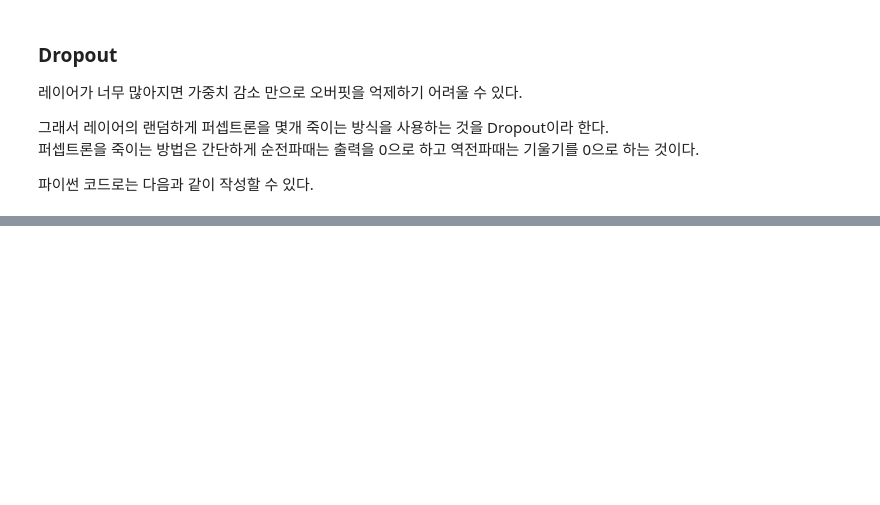
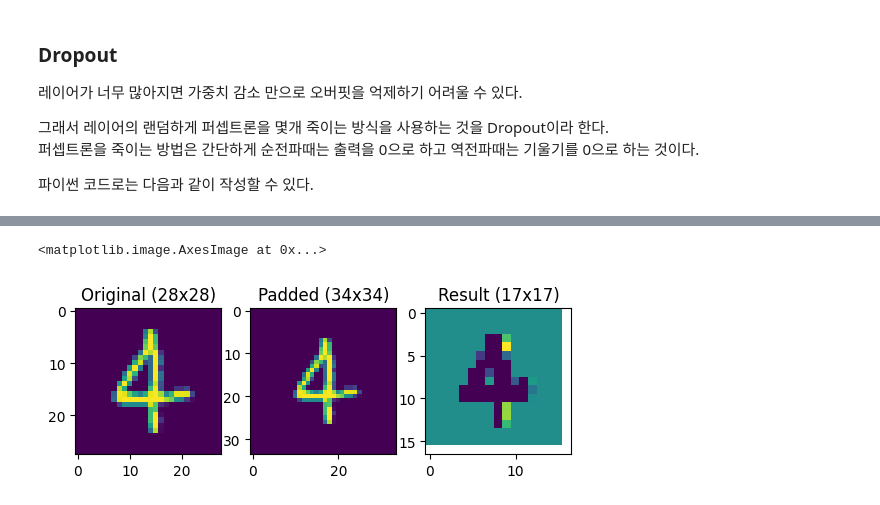
Before and after one commit to pmh-only/dl-learn, a Jupyter notebook: main.ipynb, the cells around one changed output, grey strips where cells are left out. Saved outputs shown, nothing was run; the diff lists cells and outputs as text; code cells hidden in the pictures; blank space fills up the shorter version.

```diff
--- a/main.ipynb
+++ b/main.ipynb
@@ -1798,0 +1837,40 @@ class Dropout:
+# %%
+n=np.random.randint(0, x_test.shape[0])
+x=x_train[n].reshape(28, 28)
+w=np.random.randint(-10, 10, (3, 3))
+b=2
+
+stride=2
+pad=3
+
+x_o=x
+x=np.pad(x, pad, mode='constant')
+y=np.full((x.shape[0]//stride, x.shape[1]//stride), np.nan)
+
+for i in range(0, x.shape[0], stride):
+  for j in range(0, x.shape[1], stride):
+    x_patch = x[i:i+w.shape[0],j:j+w.shape[1]]
+
+    if x_patch.shape != w.shape:
+      continue
+
+    y[i//stride, j//stride]=np.sum(np.dot(x_patch, w.T))+b
+
+# y=np.minimum(y, 1)
+y=np.maximum(y, 0)
+
+# ---
+
+_, (plt1, plt2, plt3)=plt.subplots(1, 3)
+
+plt1.set_title(f'Original ({x_o.shape[0]}x{x_o.shape[1]})')
+plt1.imshow(x_o)
+
+plt2.set_title(f'Padded ({x.shape[0]}x{x.shape[1]})')
+plt2.imshow(x)
+
+plt3.set_title(f'Result ({y.shape[0]}x{y.shape[1]})')
+plt3.imshow(y)
+# %% [output]
+<matplotlib.image.AxesImage at 0x...>
+[figure, added]
```
Also changed, not shown: parts of 15 cells of this notebook, 2 other files.
